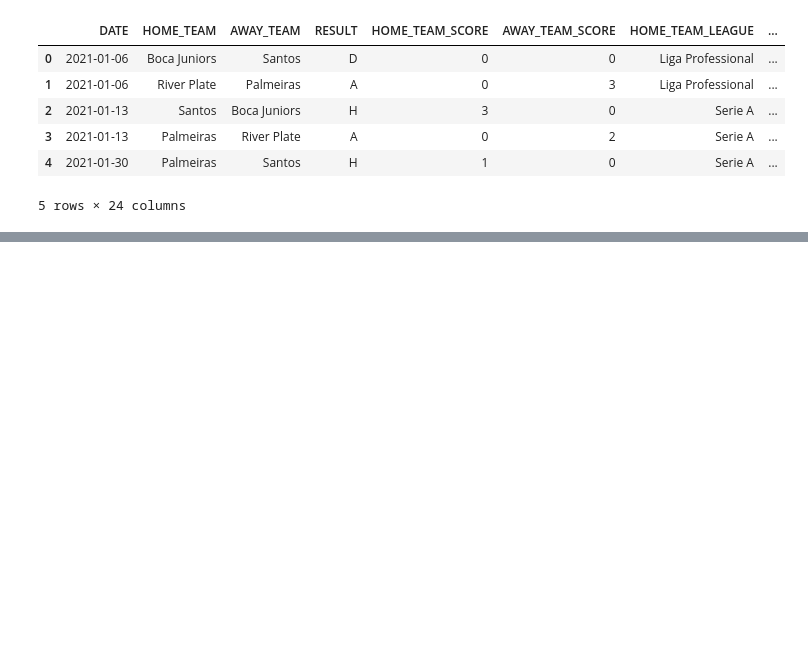
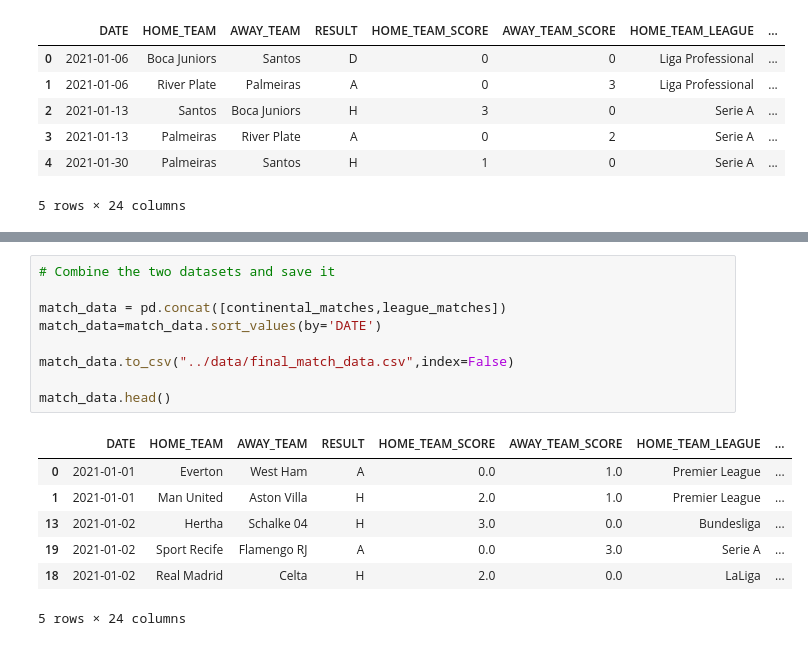
Before and after one commit to kushlalwani/CWCPredictions, a Jupyter notebook: notebooks/Exploratory_Data_Analysis.ipynb, the cells around one changed output, grey strips where cells are left out. Drawn from its saved outputs; the diff is of its cells as text; blank space fills up the shorter version.

```diff
--- a/notebooks/Exploratory_Data_Analysis.ipynb
+++ b/notebooks/Exploratory_Data_Analysis.ipynb
@@ -424,0 +461,17 @@ continental_matches.head()
+# %%
+# Combine the two datasets and save it
+
+match_data = pd.concat([continental_matches,league_matches])
+match_data=match_data.sort_values(by='DATE')
+
+match_data.to_csv("../data/final_match_data.csv",index=False)
+
+match_data.head()
+# %% [output]
+|  | DATE | HOME_TEAM | AWAY_TEAM | RESULT | HOME_TEAM_SCORE | AWAY_TEAM_SCORE | HOME_TEAM_LEAGUE | ... |
+| 0 | 2021-01-01 | Everton | West Ham | A | 0.0 | 1.0 | Premier League | ... |
+| 1 | 2021-01-01 | Man United | Aston Villa | H | 2.0 | 1.0 | Premier League | ... |
+| 13 | 2021-01-02 | Hertha | Schalke 04 | H | 3.0 | 0.0 | Bundesliga | ... |
+| 19 | 2021-01-02 | Sport Recife | Flamengo RJ | A | 0.0 | 3.0 | Serie A | ... |
+| 18 | 2021-01-02 | Real Madrid | Celta | H | 2.0 | 0.0 | LaLiga | ... |
+5 rows × 24 columns
```
Also changed, not shown: parts of 3 cells of this notebook, 1 other file.
